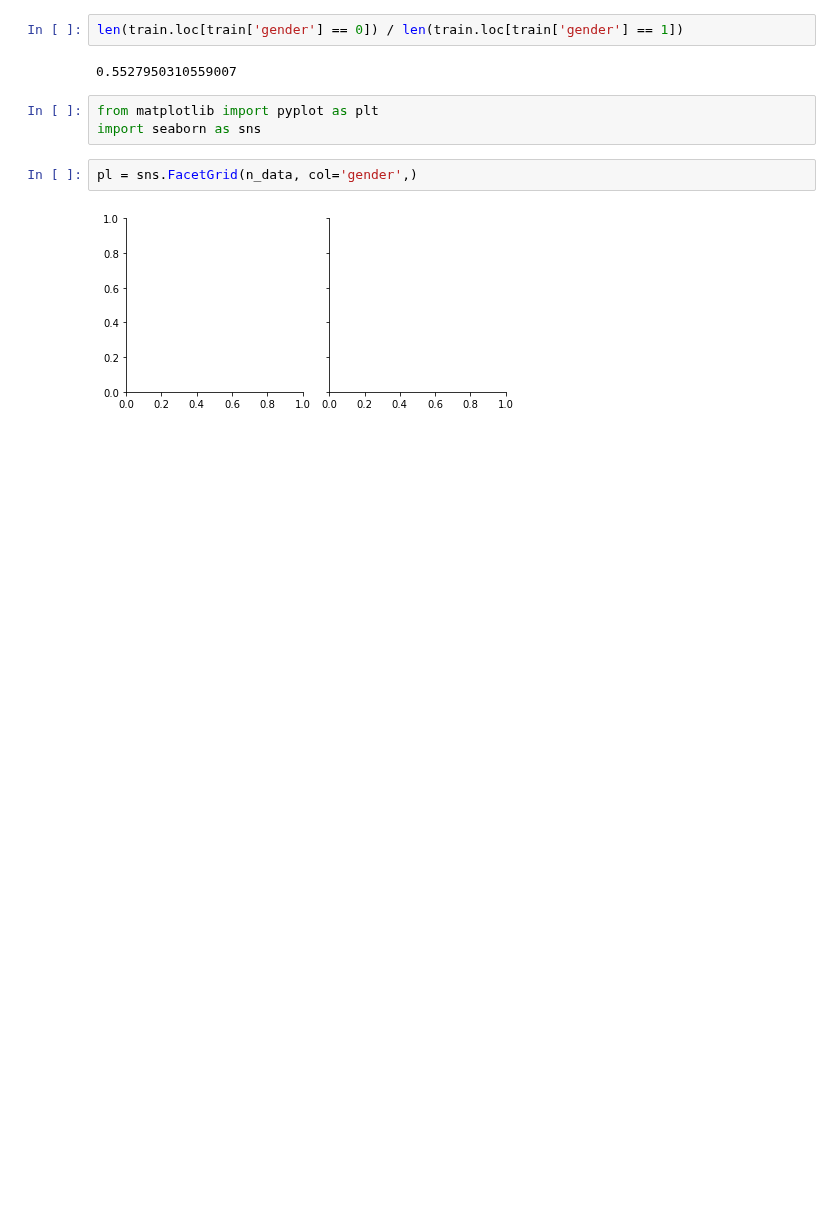
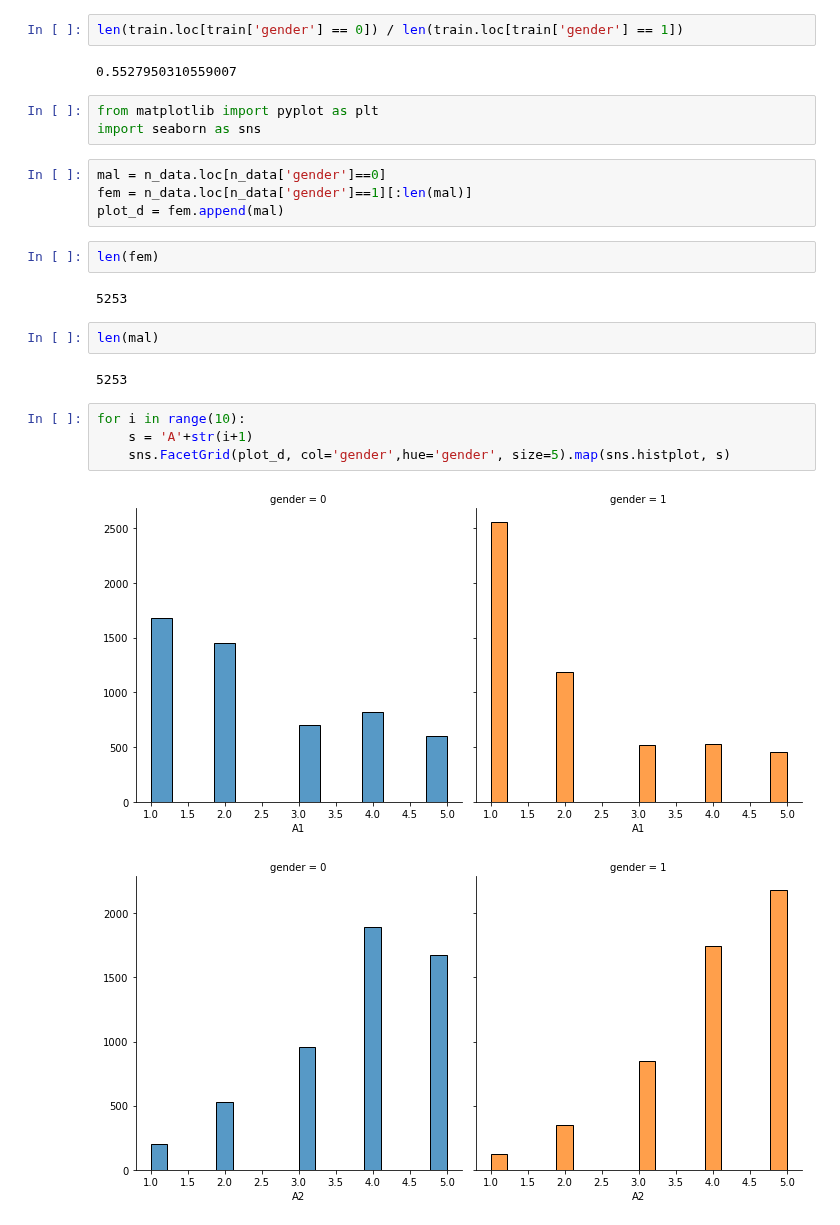
Before and after one commit to GiladFisher/Data-Science-Final-Project, a Jupyter notebook: Classification - Big Five male or female.ipynb, the cells around one changed output. Cells and saved outputs as stored; diff of their text form; blank space fills up the shorter version.

Commit message:
Added some graphs
To visualize which questions are more relevant

```diff
--- a/Classification - Big Five male or female.ipynb
+++ b/Classification - Big Five male or female.ipynb
@@ -156,7 +156,22 @@ len(train.loc[train['gender'] == 0]) / len(train.loc[train['gender'] == 1])
 # %%
 from matplotlib import pyplot as plt
 import seaborn as sns
+# %%
+mal = n_data.loc[n_data['gender']==0]
+fem = n_data.loc[n_data['gender']==1][:len(mal)]
+plot_d = fem.append(mal)
+# %%
+len(fem)
+# %% [output]
+5253
 # %%
-pl = sns.FacetGrid(n_data, col='gender',)
+len(mal)
 # %% [output]
-[figure, removed]
+5253
+# %%
+for i in range(10):
+    s = 'A'+str(i+1)
+    sns.FacetGrid(plot_d, col='gender',hue='gender', size=5).map(sns.histplot, s)
+# %% [output]
+[figure, added]
+[figure, added]
```
Also changed, not shown: parts of 8 cells of this notebook.
